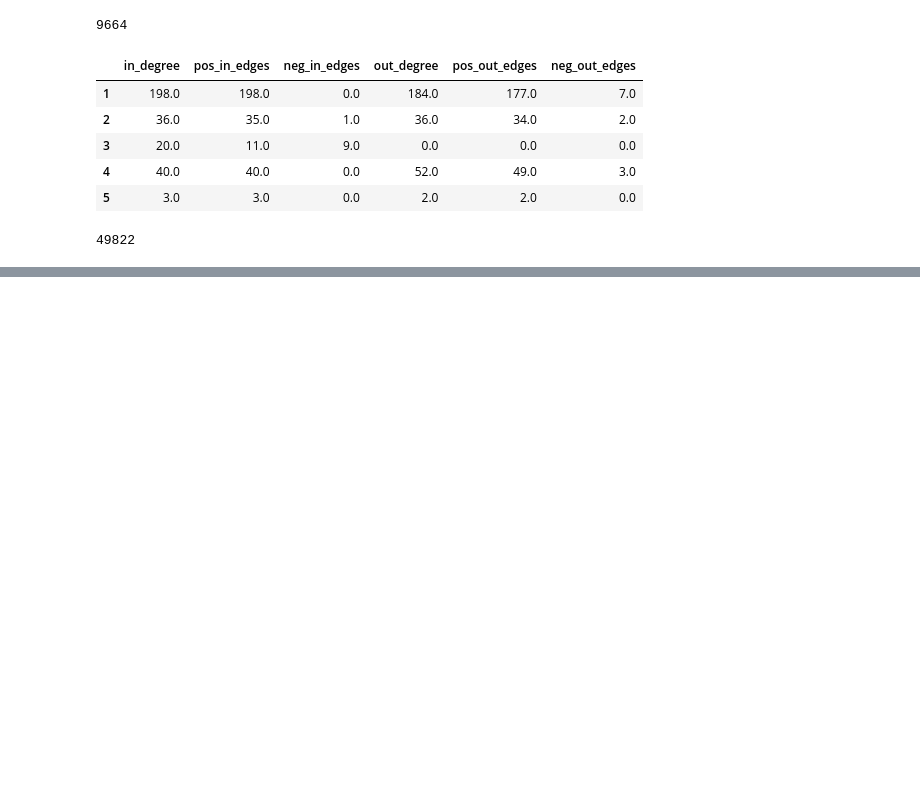
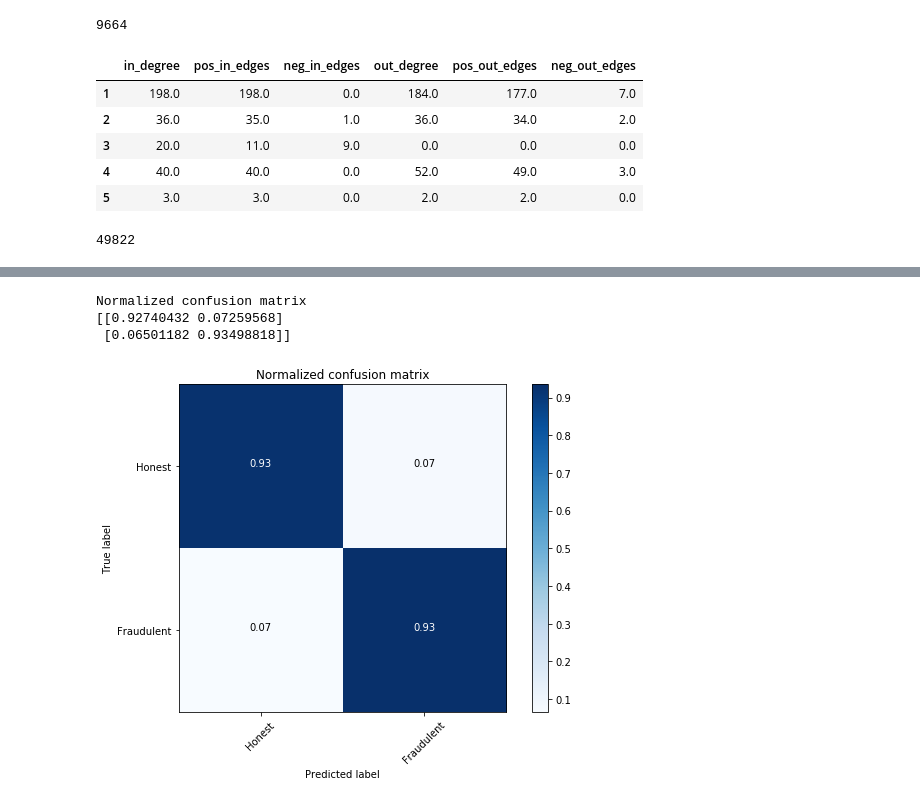
Before and after one commit to sambit9238/DataScience, a Jupyter notebook: fraud_invention.ipynb, the cells around one changed output, grey strips where cells are left out. Cells and saved outputs as stored; diff of their text form; code cells hidden in the pictures; blank space fills up the shorter version.

```diff
--- a/fraud_invention.ipynb
+++ b/fraud_invention.ipynb
@@ -215,0 +410,19 @@ embs.shape
+# %%
+#Trustkeeper model
+input_size = 40 # Features from X matrix
+
+M1 = Sequential()
+M1.add(Dense(128, activation='relu', input_shape=(input_size,)))
+M1.add(Dense(128, activation='relu'))
+M1.add(Dense(64, activation='relu'))
+M1.add(Dense(32, activation='relu'))
+M1.add(Dense(16, activation='relu'))
+M1.add(Dense(1,activation='sigmoid'))
+nadam = keras.optimizers.Nadam(lr=1e-6, beta_1=0.9, beta_2=0.999, epsilon=None, schedule_decay=0.004)
+
+M1.compile(loss='binary_crossentropy',
+              optimizer=nadam,
+              metrics=['accuracy'])
+
+# Define parameters
+Nepochs = 10
@@ -215,0 +433,3 @@ embs.shape
+# %%
+sample_x,sample_y = CreateSample()
+sample_x.shape
@@ -215,0 +446,5 @@ embs.shape
+# %%
+#Train model using boot straping
+for i in range(15):
+    sample_x,sample_y = CreateSample()
+    M1.fit(sample_x, sample_y, epochs=Nepochs, batch_size=5, verbose=0)
@@ -215,0 +455,8 @@ embs.shape
+# %%
+y_pred = M1.predict(x_test)
+
+# Print classfication report
+target_names = ['Honest','Fraudulent']
+confusion_matrix = cm(y_test, np.round(y_pred))
+print("Classification Report for TrustKeeper")
+print(classification_report(y_test, np.round(y_pred)))
@@ -215,0 +473,9 @@ embs.shape
+# %%
+plt.figure(figsize=(8,6))
+plot_confusion_matrix(confusion_matrix, classes=target_names, normalize=True,
+                      title='Normalized confusion matrix')
+# %% [output]
+Normalized confusion matrix
+[[0.92740432 0.07259568]
+ [0.06501182 0.93498818]]
+[figure, added]
```
Also changed, not shown: parts of 39 cells of this notebook.
